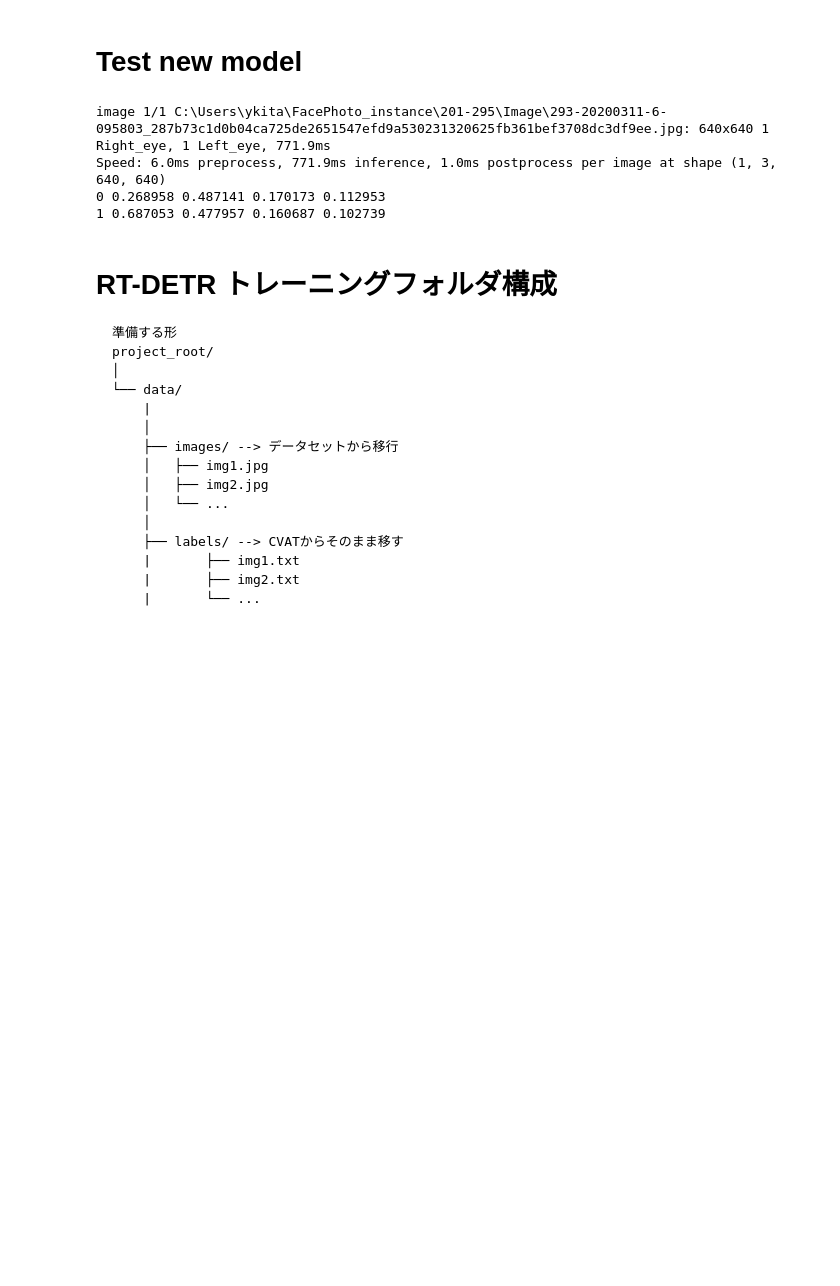
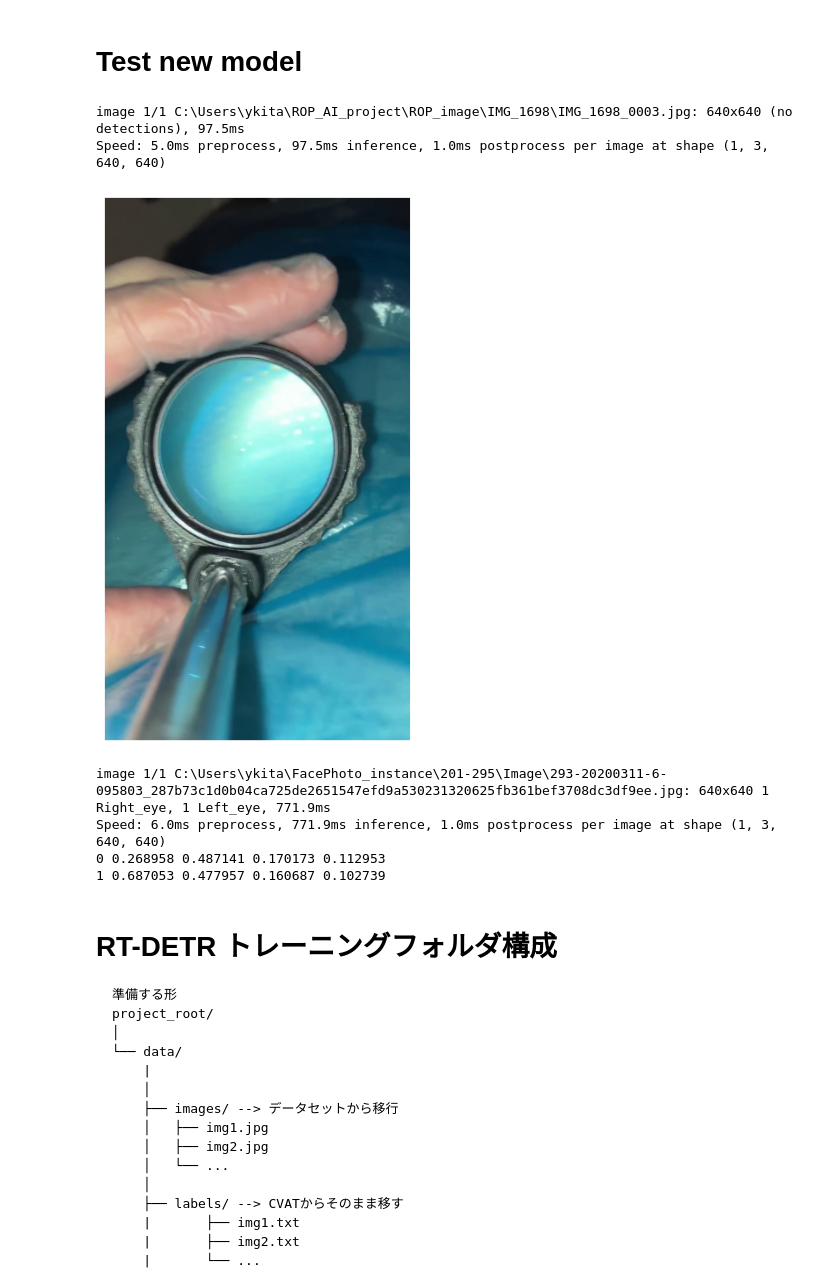
Before and after one commit to ykitaguchi77/ROP_AI_project, a Jupyter notebook: train_rt-detr.ipynb, the cells around one changed output. Saved outputs shown, nothing was run; the diff lists cells and outputs as text; code cells hidden in the pictures; blank space fills up the shorter version.

```diff
--- a/train_rt-detr.ipynb
+++ b/train_rt-detr.ipynb
@@ -89,20 +68,24 @@ Speed: 9.0ms preprocess, 272.5ms inference, 5.0ms postprocess per image at shape
 # %%
 model = RTDETR(r"C:\Users\ykita\FacePhoto_instance\models\135best_rtdetr.pt")
 
 # 推論実行
-image_path = r'C:\Users\ykita\FacePhoto_instance\136-200\143-20050913-3-123028_47e95b8254c47db2ccab05c9a0234c52f5e985b982c8d624f676dd96820d4020.JPG'
+image_path = r'C:\Users\ykita\ROP_AI_project\ROP_image\IMG_1698\IMG_1698_0003.jpg'
 results = model(image_path)
 
 # 結果の表示と保存
 for r in results:
     # 画像をプロットして表示
     plt.figure(figsize=(12, 8))
     plt.imshow(cv2.cvtColor(r.plot(), cv2.COLOR_BGR2RGB))
     plt.axis('off')
     plt.show()
 
     # 結果の保存
     cv2.imwrite('result.jpg', r.plot())
+# %% [output]
+image 1/1 C:\Users\ykita\ROP_AI_project\ROP_image\IMG_1698\IMG_1698_0003.jpg: 640x640 (no detections), 97.5ms
+Speed: 5.0ms preprocess, 97.5ms inference, 1.0ms postprocess per image at shape (1, 3, 640, 640)
+[figure, added]
 # %%
 from ultralytics import RTDETR
 import wget
```
Also changed, not shown: parts of 11 cells of this notebook, 3 other files.
